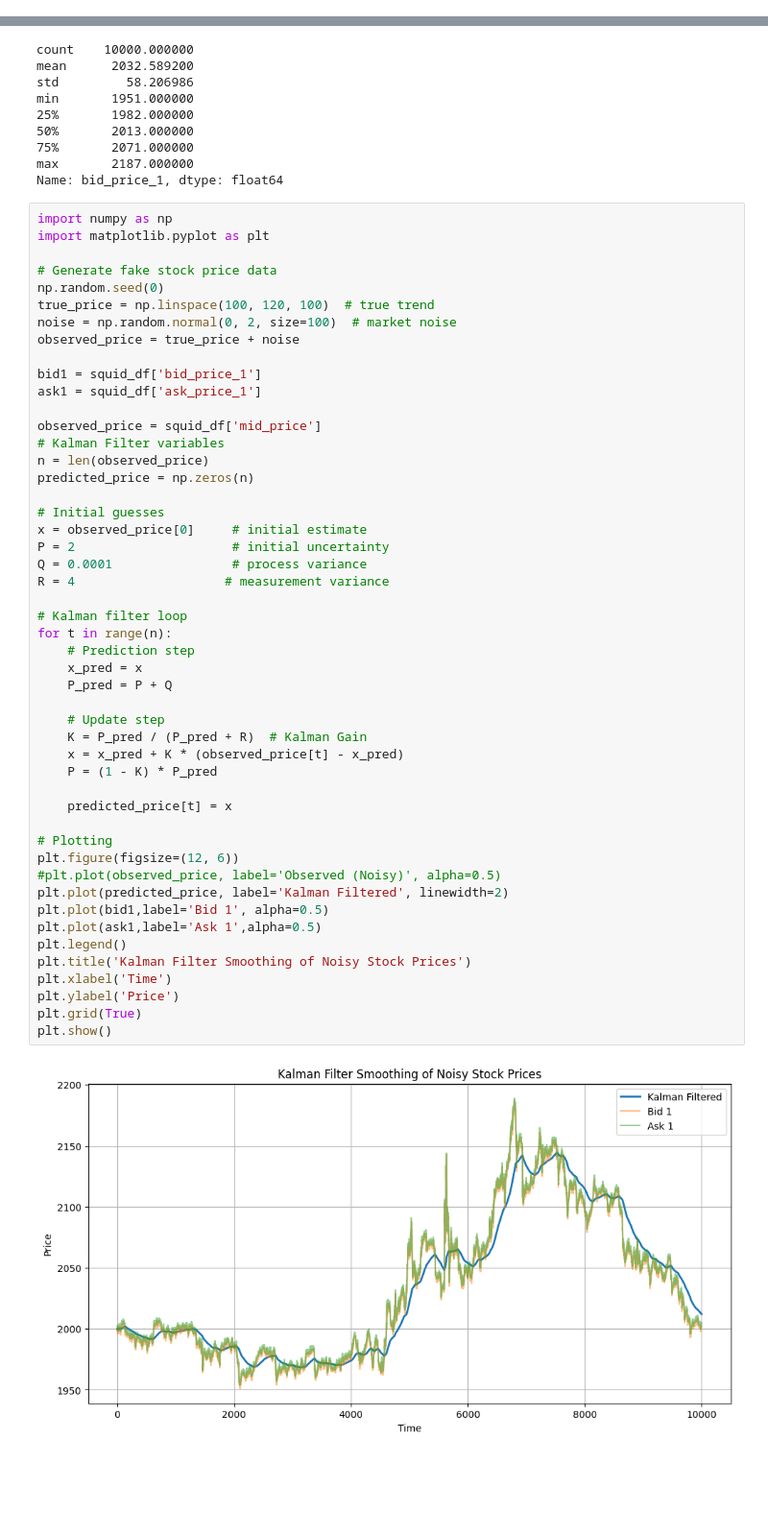
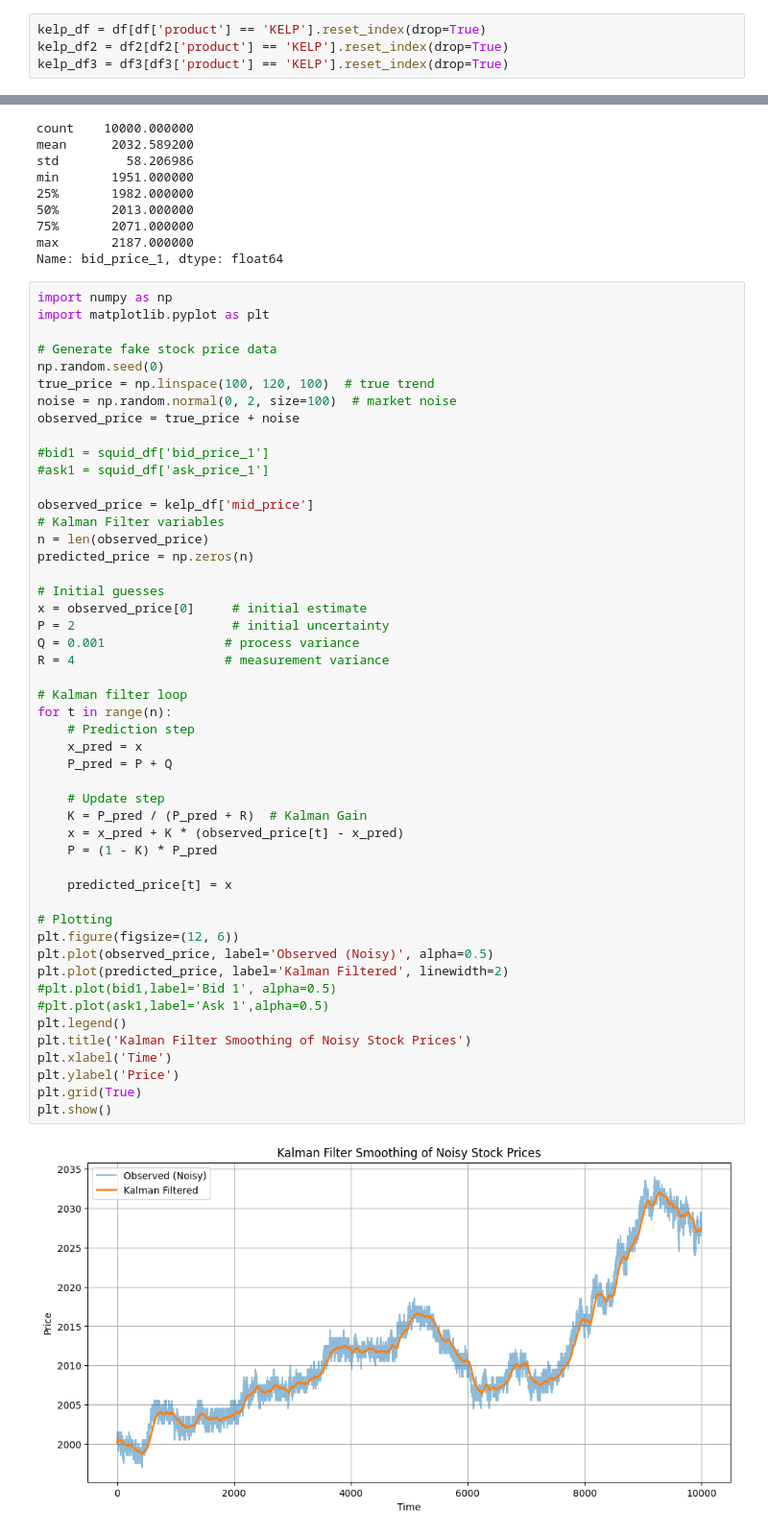
Before and after one commit to varoon1618/imc-prosperity, a Jupyter notebook: data/analysis.ipynb, the cells around one changed output, grey strips where cells are left out. Shown: that part at 96% size. Drawn from its saved outputs; the diff is of its cells as text; blank space fills up the shorter version.

```diff
--- a/data/analysis.ipynb
+++ b/data/analysis.ipynb
@@ -99,6 +155,10 @@ plt.show()
 # %%
 squid_df2 = df2[df2['product'] == 'SQUID_INK'].reset_index(drop=True)
 squid_df3 = df3[df3['product'] == 'SQUID_INK'].reset_index(drop=True)
+# %%
+kelp_df = df[df['product'] == 'KELP'].reset_index(drop=True)
+kelp_df2 = df2[df2['product'] == 'KELP'].reset_index(drop=True)
+kelp_df3 = df3[df3['product'] == 'KELP'].reset_index(drop=True)
 # %%
 squid_df['bid_price_1'].describe()
 # %% [output]
@@ -121,45 +181,45 @@ true_price = np.linspace(100, 120, 100)  # true trend
 noise = np.random.normal(0, 2, size=100)  # market noise
 observed_price = true_price + noise
 
-bid1 = squid_df['bid_price_1']
-ask1 = squid_df['ask_price_1']
+#bid1 = squid_df['bid_price_1']
+#ask1 = squid_df['ask_price_1']
 
-observed_price = squid_df['mid_price']
+observed_price = kelp_df['mid_price']
 # Kalman Filter variables
 n = len(observed_price)
 predicted_price = np.zeros(n)
 
 # Initial guesses
 x = observed_price[0]     # initial estimate
 P = 2                     # initial uncertainty
-Q = 0.0001                # process variance
+Q = 0.001                # process variance
 R = 4                    # measurement variance
 
 # Kalman filter loop
 for t in range(n):
     # Prediction step
     x_pred = x
     P_pred = P + Q
 
     # Update step
     K = P_pred / (P_pred + R)  # Kalman Gain
     x = x_pred + K * (observed_price[t] - x_pred)
     P = (1 - K) * P_pred
 
     predicted_price[t] = x
 
 # Plotting
 plt.figure(figsize=(12, 6))
-#plt.plot(observed_price, label='Observed (Noisy)', alpha=0.5)
+plt.plot(observed_price, label='Observed (Noisy)', alpha=0.5)
 plt.plot(predicted_price, label='Kalman Filtered', linewidth=2)
-plt.plot(bid1,label='Bid 1', alpha=0.5)
-plt.plot(ask1,label='Ask 1',alpha=0.5)
+#plt.plot(bid1,label='Bid 1', alpha=0.5)
+#plt.plot(ask1,label='Ask 1',alpha=0.5)
 plt.legend()
 plt.title('Kalman Filter Smoothing of Noisy Stock Prices')
 plt.xlabel('Time')
 plt.ylabel('Price')
 plt.grid(True)
 plt.show()
 # %% [output]
-[figure, old version]
+[figure, new version]
 # %%
```
Also changed, not shown: parts of 12 cells of this notebook, 1 other file.
